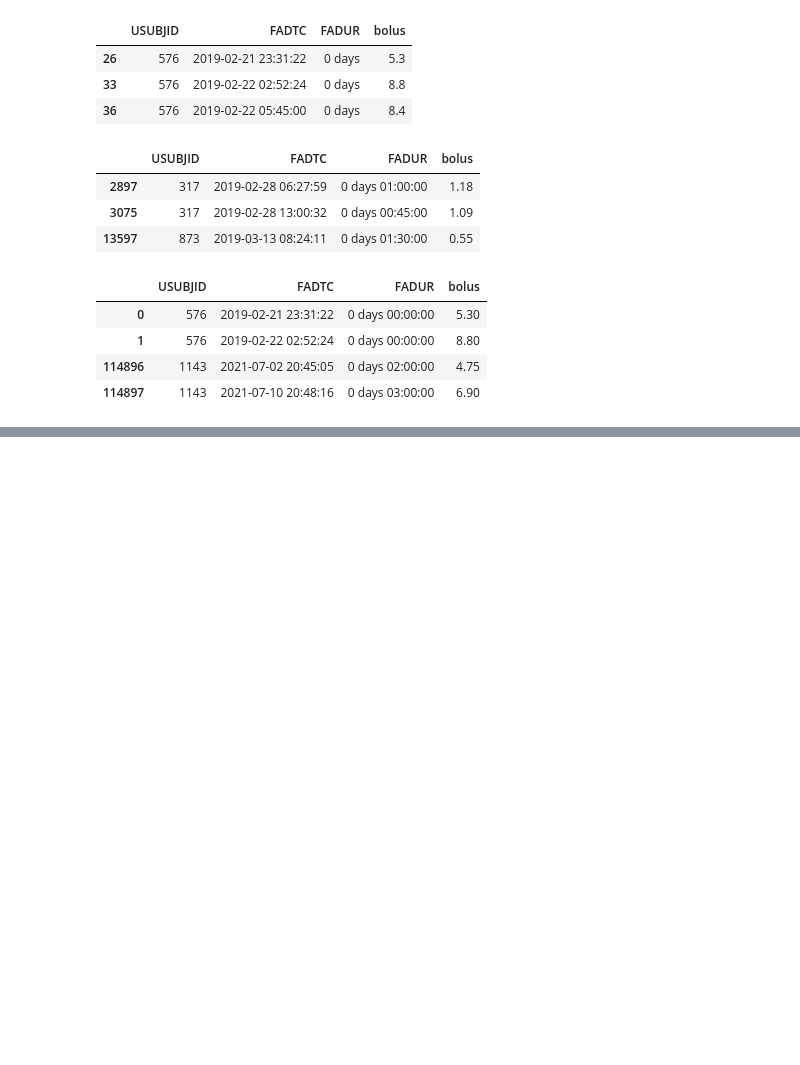
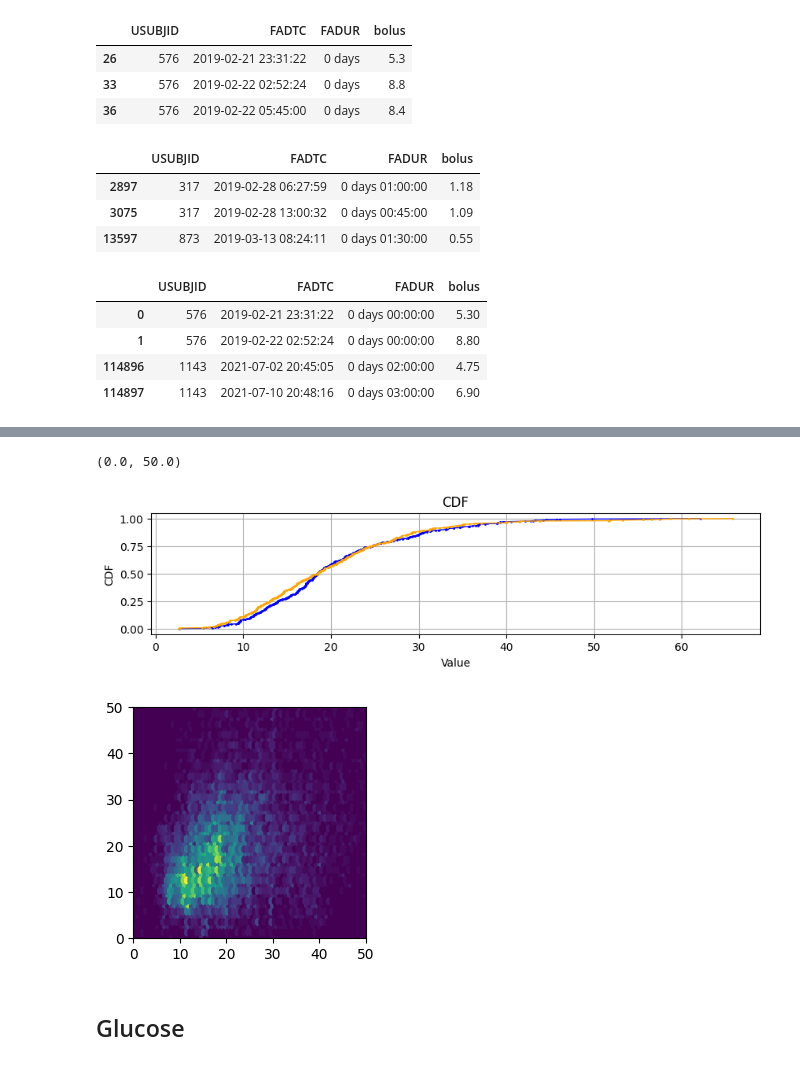
Before and after one commit to nudgebg/egvinsulin, a Jupyter notebook: notebooks/understand-t1dexi-dataset/2025-01-27 - Implement T1DEXi.ipynb, the cells around one changed output, grey strips where cells are left out. Drawn from its saved outputs; the diff is of its cells as text; code cells hidden in the pictures; blank space fills up the shorter version.

```diff
--- a/notebooks/understand-t1dexi-dataset/2025-01-27 - Implement T1DEXi.ipynb
+++ b/notebooks/understand-t1dexi-dataset/2025-01-27 - Implement T1DEXi.ipynb
@@ -175,0 +273,4 @@ Dropping 14020 rows with NaN basal rates
+# %%
+## calcualte tdds
+tdd_bolus = df_bolus.groupby('patient_id').apply(tdd.calculate_daily_bolus_dose)
+display(head_tail(tdd_bolus.sort_values(by='bolus',ascending=False)))
@@ -175,0 +296,21 @@ Dropping 14020 rows with NaN basal rates
+# %%
+#merge
+tdds_merged = pd.merge(tdds,tdd_bolus,how='outer',on=['patient_id','date']).dropna(how='any')
+# %%
+## Patient Mean TDD
+tdds_mean = tdds_merged.groupby('patient_id').mean()
+
+plt.figure(figsize=(10,2));ax=plt.gca()
+cdf.plot_cdf(tdds_mean.basal,ax=ax,label='basal',color='blue')
+cdf.plot_cdf(tdds_mean.bolus,ax=ax,label='bolus',color='orange')
+#cdf.plot_cdf(tdds_mean.sum(axis=1),ax=plt.gca(),color='black',label='total')
+
+plt.figure(figsize=(3,3));ax=plt.gca()
+ax.hexbin(tdds_merged.basal,tdds_merged.bolus)
+ax.set_xlim(0,50);ax.set_ylim(0,50)
+# %% [output]
+(0.0, 50.0)
+[figure, added]
+[figure, added]
+# %% [markdown]
+## Glucose
```
Also changed, not shown: parts of 19 cells of this notebook, 5 other files.
